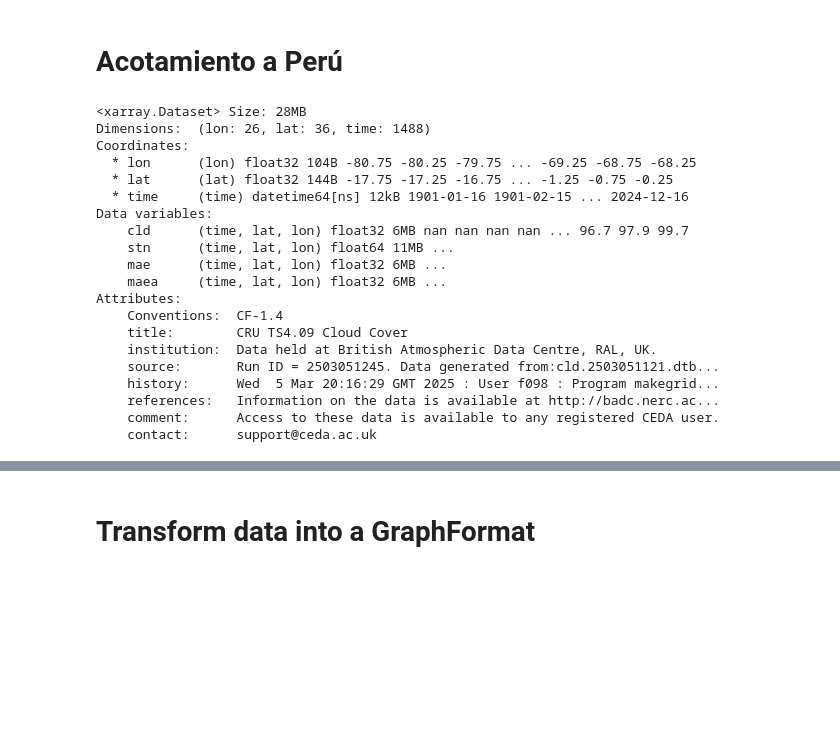
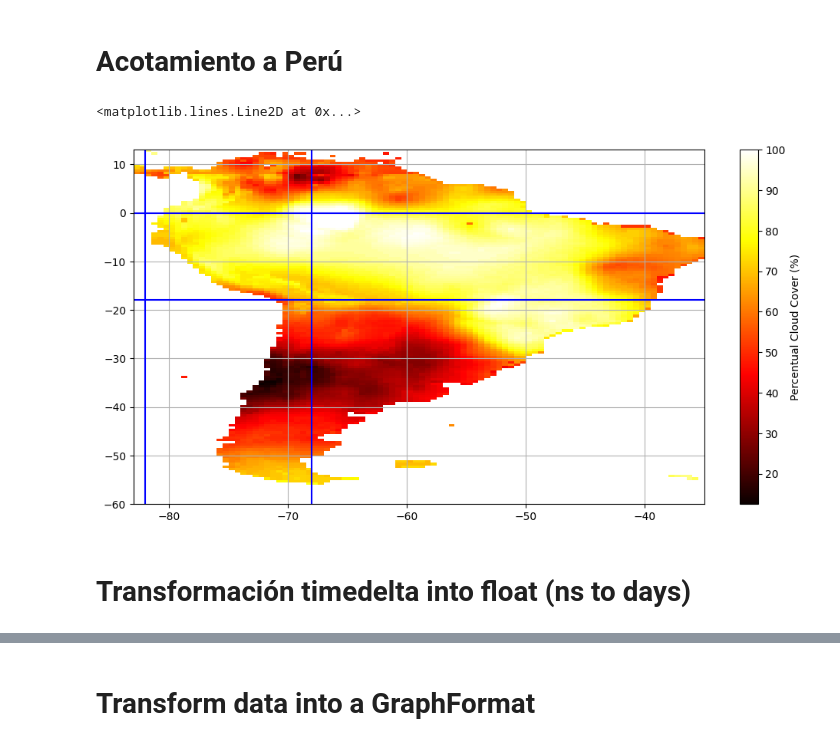
Before and after one commit to gabodabo-uno/DLA2501---Deep-Learning-Avanzado, a Jupyter notebook: Flood forecasting/3. Programas/02_Save_Gridded_TimeSeries.ipynb, the cells around one changed output, grey strips where cells are left out. Cells and saved outputs as stored; diff of their text form; code cells hidden in the pictures; blank space fills up the shorter version.

```diff
--- a/Flood forecasting/3. Programas/02_Save_Gridded_TimeSeries.ipynb
+++ b/Flood forecasting/3. Programas/02_Save_Gridded_TimeSeries.ipynb
@@ -158,25 +163,32 @@ ds_cld_peru = filtrar_por_lat_lon(ds_cld, (min_lat, max_lat), (min_lon, max_lon)
-# %%
-ds_cld_peru
-# %% [output]
-<xarray.Dataset> Size: 28MB
-Dimensions:  (lon: 26, lat: 36, time: 1488)
-Coordinates:
-  * lon      (lon) float32 104B -80.75 -80.25 -79.75 ... -69.25 -68.75 -68.25
-  * lat      (lat) float32 144B -17.75 -17.25 -16.75 ... -1.25 -0.75 -0.25
-  * time     (time) datetime64[ns] 12kB 1901-01-16 1901-02-15 ... 2024-12-16
-Data variables:
-    cld      (time, lat, lon) float32 6MB nan nan nan nan ... 96.7 97.9 99.7
-    stn      (time, lat, lon) float64 11MB ...
-    mae      (time, lat, lon) float32 6MB ...
-    maea     (time, lat, lon) float32 6MB ...
-Attributes:
-    Conventions:  CF-1.4
-    title:        CRU TS4.09 Cloud Cover
-    institution:  Data held at British Atmospheric Data Centre, RAL, UK.
-    source:       Run ID = 2503051245. Data generated from:cld.2503051121.dtb...
-    history:      Wed  5 Mar 20:16:29 GMT 2025 : User f098 : Program makegrid...
-    references:   Information on the data is available at http://badc.nerc.ac...
-    comment:      Access to these data is available to any registered CEDA user.
-    contact:      support@ceda.ac.uk
+# %%
+min_lon_LA = -83
+max_lon_LA = -35
+min_lat_LA = -60
+max_lat_LA = 13
 # %%
-files_cargados_peru  = {info:filtrar_por_lat_lon(files_cargados[info], (min_lat, max_lat), (min_lon, max_lon)) for info in files_cargados}
+ds_cld_peru_prueba = filtrar_por_lat_lon(ds_cld, (min_lat_LA, max_lat_LA), (min_lon_LA, max_lon_LA))
+# %%
+min_lon_candi = -82
+max_lon_candi = -68
+min_lat_candi = -18
+max_lat_candi = 0
+
+_lon_per, _lat_per = np.meshgrid(ds_cld_peru_prueba['lon'].values,
+                                 ds_cld_peru_prueba['lat'].values)
+_frs_peru = ds_cld_peru_prueba['cld'].values[-1]
+
+plt.figure(figsize=(12, 6))
+plt.pcolormesh(_lon_per, _lat_per, _frs_peru, shading='auto', cmap='hot')
+plt.colorbar(label='Percentual Cloud Cover (%)')
+plt.grid()
+
+# Superior Izquierdo
+plt.axvline(x = min_lon_candi, color = 'b', label = 'axvline - full height')
+plt.axhline(y = max_lat_candi, color = 'b', label = 'axvline - full height')
+
+# Inferior Derecho
+plt.axvline(x = max_lon_candi, color = 'b', label = 'axvline - full height')
+plt.axhline(y = min_lat_candi, color = 'b', label = 'axvline - full height')
+# %% [output]
+<matplotlib.lines.Line2D at 0x...>
+[figure, added]
@@ -182,0 +203,2 @@ files_cargados_peru  = {info:filtrar_por_lat_lon(files_cargados[info], (min_lat,
+# %% [markdown]
+# Transformación timedelta into float (ns to days)
```
Also changed, not shown: parts of 54 cells of this notebook, 1 other file.
